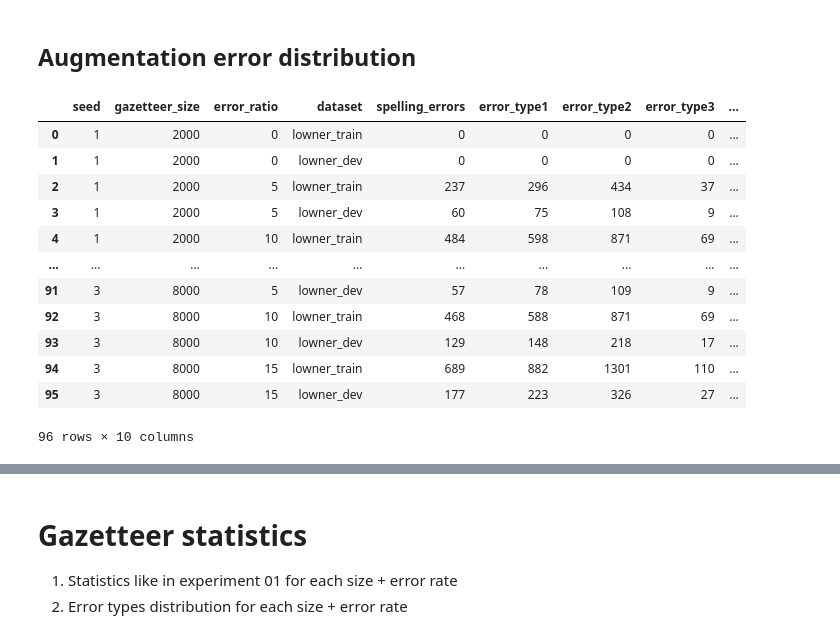
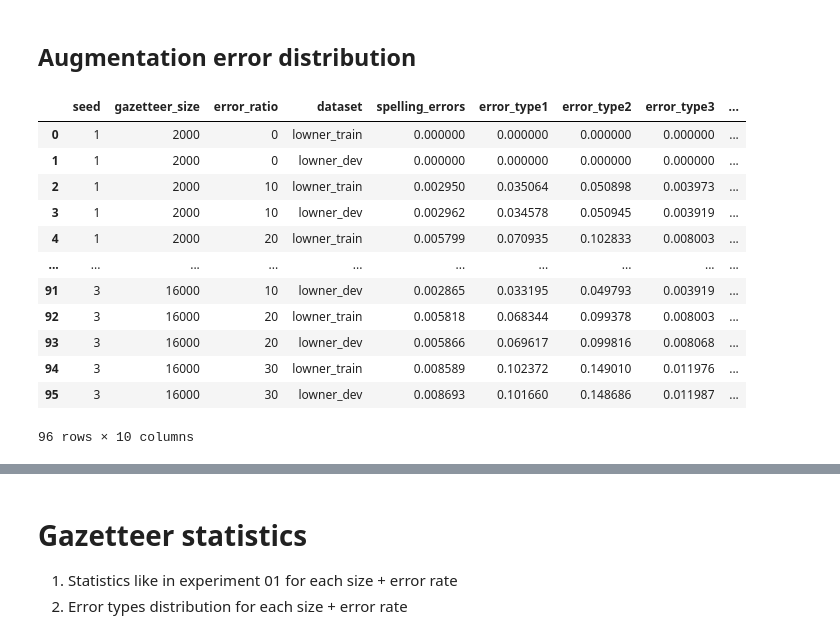
Before and after one commit to roebbert92/thesis, a Jupyter notebook: evaluations/02_content.ipynb, the cells around one changed output, grey strips where cells are left out. Saved outputs shown, nothing was run; the diff lists cells and outputs as text; code cells hidden in the pictures.

```diff
--- a/evaluations/02_content.ipynb
+++ b/evaluations/02_content.ipynb
@@ -1320,6 +1320,7 @@ from typing import List, Tuple, Dict
 import json
 import pandas as pd
 from tqdm import tqdm
+from itertools import product
 
 
 def get_augmentation_errors(aug_dataset: List[dict], dataset: List[dict]):
@@ -1335,9 +1336,10 @@ def get_augmentation_errors(aug_dataset: List[dict], dataset: List[dict]):
 
     for aug_sample, sample in zip(aug_dataset, dataset):
         assert aug_sample["doc_id"] == sample["doc_id"]
+        aug_entities = [ent for ent in aug_sample["entities"] if ent.get("error", -1) != 2]
         total_entities += len(sample["entities"])
-        total_aug_entities += len(aug_sample["entities"])
-        metrics.update(sample["doc_id"], to_prediction(aug_sample["entities"]),
+        total_aug_entities += len(aug_entities)
+        metrics.update(sample["doc_id"], to_prediction(aug_entities),
                        to_prediction(sample["entities"]))
         for token_idx in range(len(sample["tokens"])):
             if aug_sample["tokens"][token_idx] != sample["tokens"][token_idx]:
@@ -1356,46 +1358,46 @@ def get_augmentation_errors(aug_dataset: List[dict], dataset: List[dict]):
 
 
 seeds = [1, 2, 3]
-sizes = [2000, 4000, 6000, 8000]
-error_ratios = [0, 5, 10, 15]
+sizes = [2000, 4000, 8000, 16000]
+error_ratios = [0, 10, 20, 30]
 parts = ["train", "dev"]
 datapath = os.path.join(thesis_path, "experiments", "02_content", "data")
 error_dists = []
 for seed, size, error_ratio, part in tqdm(list(product(seeds, sizes, error_ratios,
                                              parts))):
     datasets_path = os.path.join(datapath, f"seed_{str(seed)}", "00_datasets",
                                  f"size_{size}", f"error_ratio_{error_ratio}")
     with open(os.path.join(datasets_path, f"error_lowner_{part}.json"), "r") as file:
         error_dataset = json.load(file)
 
     with open(os.path.join(thesis_path, "data", "mlowner", f"lowner_{part}.json"), "r") as file:
         baseline_dataset = json.load(file)
     error_dists.append({
         "seed":
         seed,
         "gazetteer_size":
         size,
         "error_ratio":
         error_ratio,
         "dataset":
         "lowner_" + part,
         **get_augmentation_errors(error_dataset, baseline_dataset)
     })
 error_dist_df = pd.DataFrame.from_records(error_dists)
 error_dist_df
 # %% [output]
 |  | seed | gazetteer_size | error_ratio | dataset | spelling_errors | error_type1 | error_type2 | error_type3 | ... |
-| 0 | 1 | 2000 | 0 | lowner_train | 0 | 0 | 0 | 0 | ... |
-| 1 | 1 | 2000 | 0 | lowner_dev | 0 | 0 | 0 | 0 | ... |
-| 2 | 1 | 2000 | 5 | lowner_train | 237 | 296 | 434 | 37 | ... |
-| 3 | 1 | 2000 | 5 | lowner_dev | 60 | 75 | 108 | 9 | ... |
-| 4 | 1 | 2000 | 10 | lowner_train | 484 | 598 | 871 | 69 | ... |
+| 0 | 1 | 2000 | 0 | lowner_train | 0.000000 | 0.000000 | 0.000000 | 0.000000 | ... |
+| 1 | 1 | 2000 | 0 | lowner_dev | 0.000000 | 0.000000 | 0.000000 | 0.000000 | ... |
+| 2 | 1 | 2000 | 10 | lowner_train | 0.002950 | 0.035064 | 0.050898 | 0.003973 | ... |
+| 3 | 1 | 2000 | 10 | lowner_dev | 0.002962 | 0.034578 | 0.050945 | 0.003919 | ... |
+| 4 | 1 | 2000 | 20 | lowner_train | 0.005799 | 0.070935 | 0.102833 | 0.008003 | ... |
 | ... | ... | ... | ... | ... | ... | ... | ... | ... | ... |
-| 91 | 3 | 8000 | 5 | lowner_dev | 57 | 78 | 109 | 9 | ... |
-| 92 | 3 | 8000 | 10 | lowner_train | 468 | 588 | 871 | 69 | ... |
-| 93 | 3 | 8000 | 10 | lowner_dev | 129 | 148 | 218 | 17 | ... |
-| 94 | 3 | 8000 | 15 | lowner_train | 689 | 882 | 1301 | 110 | ... |
-| 95 | 3 | 8000 | 15 | lowner_dev | 177 | 223 | 326 | 27 | ... |
+| 91 | 3 | 16000 | 10 | lowner_dev | 0.002865 | 0.033195 | 0.049793 | 0.003919 | ... |
+| 92 | 3 | 16000 | 20 | lowner_train | 0.005818 | 0.068344 | 0.099378 | 0.008003 | ... |
+| 93 | 3 | 16000 | 20 | lowner_dev | 0.005866 | 0.069617 | 0.099816 | 0.008068 | ... |
+| 94 | 3 | 16000 | 30 | lowner_train | 0.008589 | 0.102372 | 0.149010 | 0.011976 | ... |
+| 95 | 3 | 16000 | 30 | lowner_dev | 0.008693 | 0.101660 | 0.148686 | 0.011987 | ... |
 96 rows × 10 columns
 # %%
 error_dist_df.pivot_table(values=[
```
Also changed, not shown: parts of 7 cells of this notebook, 4 other files.
